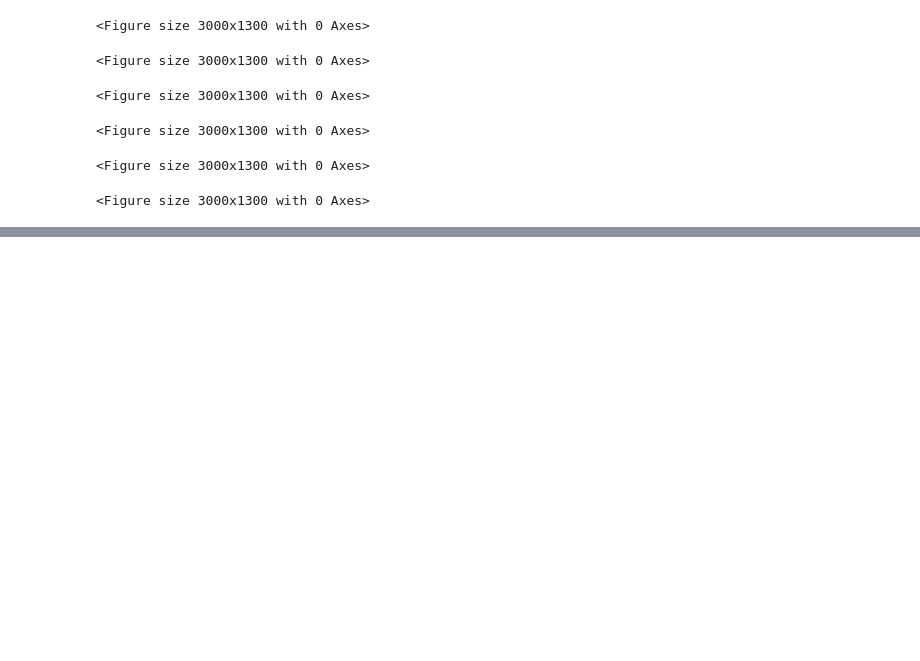
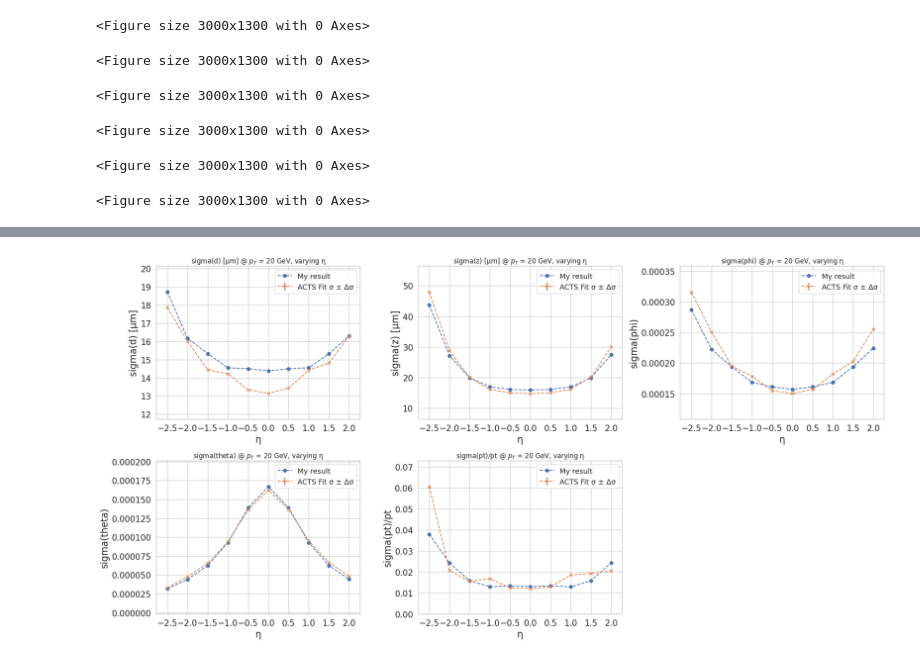
Before and after one commit to dlai211/iris-hep-log, a Jupyter notebook: code/eta/track_parameter_vs_eta.ipynb, the cells around one changed output, grey strips where cells are left out. Drawn from its saved outputs; the diff is of its cells as text; code cells hidden in the pictures; blank space fills up the shorter version.

```diff
--- a/code/eta/track_parameter_vs_eta.ipynb
+++ b/code/eta/track_parameter_vs_eta.ipynb
@@ -163,9 +143,5 @@ plt.show()
-# %%
-pixel_thickness = 0.012278
-sstrip_thickness = 0.018912
-lstrip_thickness = 0.030750
 # %%
-PT_VALUE = 100
+PT_VALUE = 20
 path = f'/data/jlai/iris-hep/OutputETA_pt_{PT_VALUE}/'
 var_labels = ['sigma(d)', 'sigma(z)', 'sigma(phi)', 'sigma(theta)', 'sigma(pt)/pt']
 
@@ -512,0 +610,29 @@ Layers added (x/X0, sigma_xy [m], sigma_z [m or 9999], R [m]):
+# %%
+# < -- plot the var vs. pT -- >
+title_labels = ['sigma(d) [μm]', 'sigma(z) [μm]', 'sigma(phi)', 'sigma(theta)', 'sigma(pt)/pt']
+
+plt.figure(figsize=(20, 10))
+for i in range(len(var_labels)):
+    var_label = var_labels[i]
+    title_label = title_labels[i]
+    idx = var_labels.index(var_label)
+    plt.subplot(231 + idx)
+
+    # plt.plot(eta_values, y_calc_default[var_label], 'o--', label=f"Default Calculator in zenodo")
+    # plt.plot(eta_values, y_calc_tmp[var_label], 'o--', label=f"tmp (add an another layer of pixel with different position)")
+    plt.plot(eta_values, y_calc_result[var_label], 'o--', label=f"My result")
+
+    plt.errorbar(eta_values, y_acts[var_label], yerr=y_acts_err[var_label], fmt='x--', capsize=2, label="ACTS Fit σ ± Δσ")
+    plt.xlabel(r"η")
+    plt.xticks(eta_values)
+    plt.ylabel(title_label)
+    plt.title(f"{title_label} @ $p_T$ = {PT_VALUE} GeV, varying η")
+    # plt.yscale('log')
+    plt.legend()
+    plt.grid(True)
+    plt.margins(x=0.06, y=0.25)  # increase y if you want even more headroom
+
+plt.tight_layout()
+plt.show()
+# %% [output]
+[figure, added]
```
Also changed, not shown: parts of 5 cells of this notebook, 1 other file.
